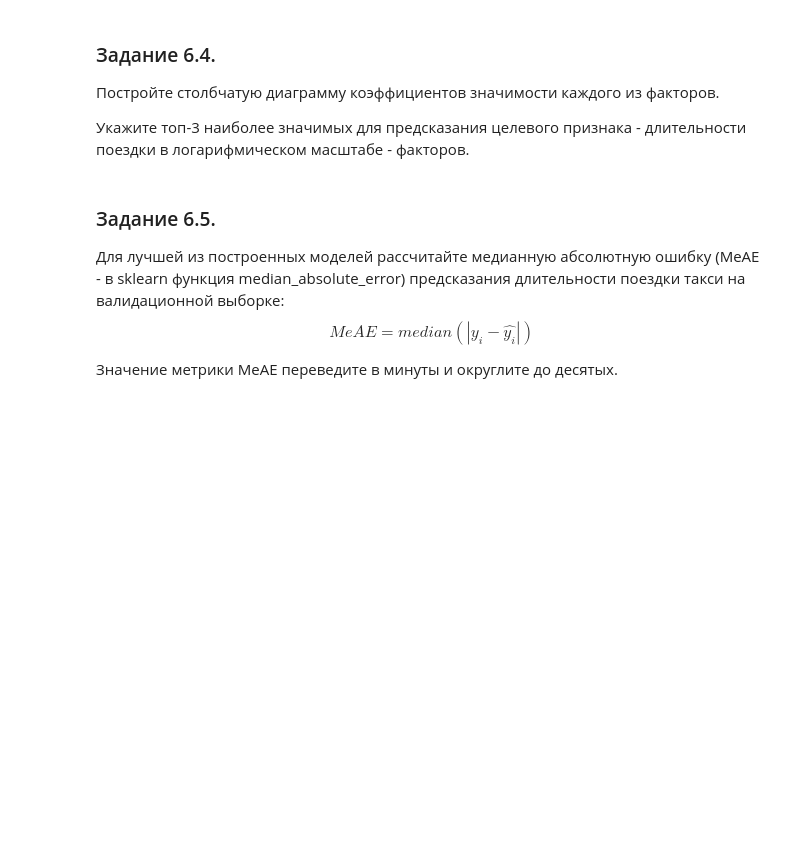
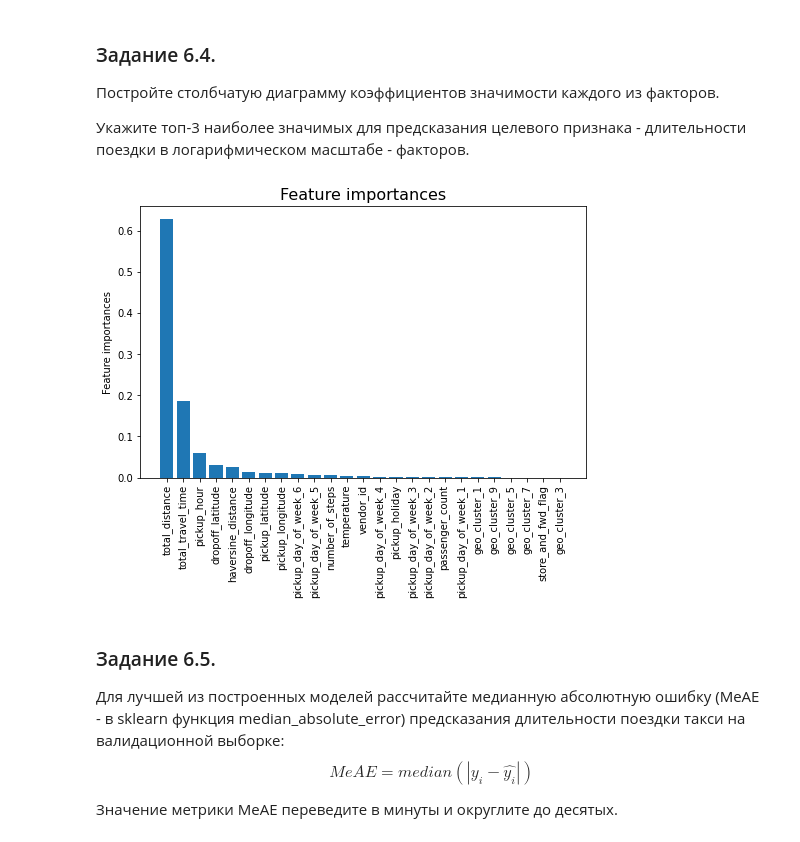
Before and after one commit to dmitruy11/PROJEKT-5, a Jupyter notebook: Project-5._Ноутбук-шаблон.ipynb, the cells around one changed output. Drawn from its saved outputs; the diff is of its cells as text; code cells hidden in the pictures; blank space fills up the shorter version.

```diff
--- a/Project-5._Ноутбук-шаблон.ipynb
+++ b/Project-5._Ноутбук-шаблон.ipynb
@@ -930,0 +1108,14 @@ max_depths = range(7, 20)
+# %%
+# ваш код здесь
+
+rforest = ensemble.RandomForestRegressor(
+    n_estimators=200, max_depth=12, criterion='squared_error',
+    min_samples_split=20, random_state=42, n_jobs=-1)
+rforest.fit(X_train, y_train_log)
+y_pred_train_log = rforest.predict(X_train)
+y_pred_valid_log = rforest.predict(X_valid)
+
+print('RMSLE on the train sample: {:.2f}'.format(
+    np.sqrt(metrics.mean_squared_error(y_train_log, y_pred_train_log))))
+print('RMSLE on the validation sample: {:.2f}'.format(
+    np.sqrt(metrics.mean_squared_error(y_valid_log, y_pred_valid_log))))
@@ -942,0 +1135,8 @@ max_depths = range(7, 20)
+# %%
+# ваш код здесь
+gboosting = ensemble.GradientBoostingRegressor(
+    learning_rate=0.5, n_estimators=100, max_depth=6,
+    min_samples_split=30, random_state=42, verbose=True)
+gboosting.fit(X_train, y_train_log)
+y_pred_train_log = gboosting.predict(X_train)
+y_pred_valid_log = gboosting.predict(X_valid)
@@ -958,3 +1185,17 @@ max_depths = range(7, 20)
+# %%
+# ваш код здесь
+features = pd.Series(
+    data=gboosting.feature_importances_,
+    index=best_features)
+features.sort_values(ascending=False, inplace=True)
+
+fig, axes = plt.subplots(figsize=(8, 5))
+plt.bar(features.index,  features.values)
+axes.xaxis.set_tick_params(rotation=90)
+axes.set_title('Feature importances', fontsize=16)
+axes.set_ylabel('Feature importances');
+# %% [output]
+[figure, added]
 # %% [markdown]
 ### Задание 6.5.
 Для лучшей из построенных моделей рассчитайте медианную абсолютную ошибку (MeAE - в sklearn функция median_absolute_error) предсказания длительности поездки такси на валидационной выборке:
```
Also changed, not shown: parts of 40 cells of this notebook.
